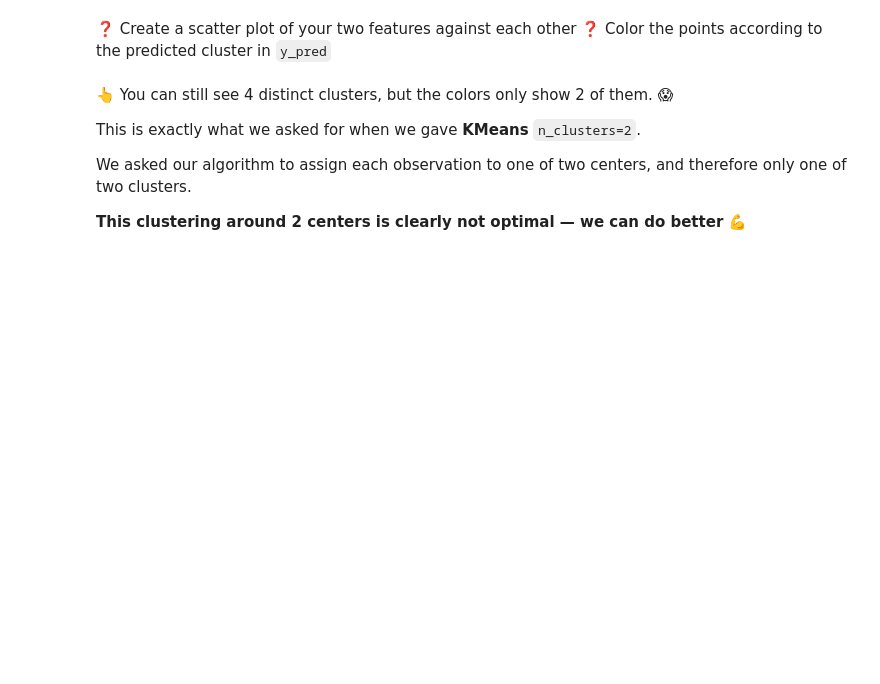
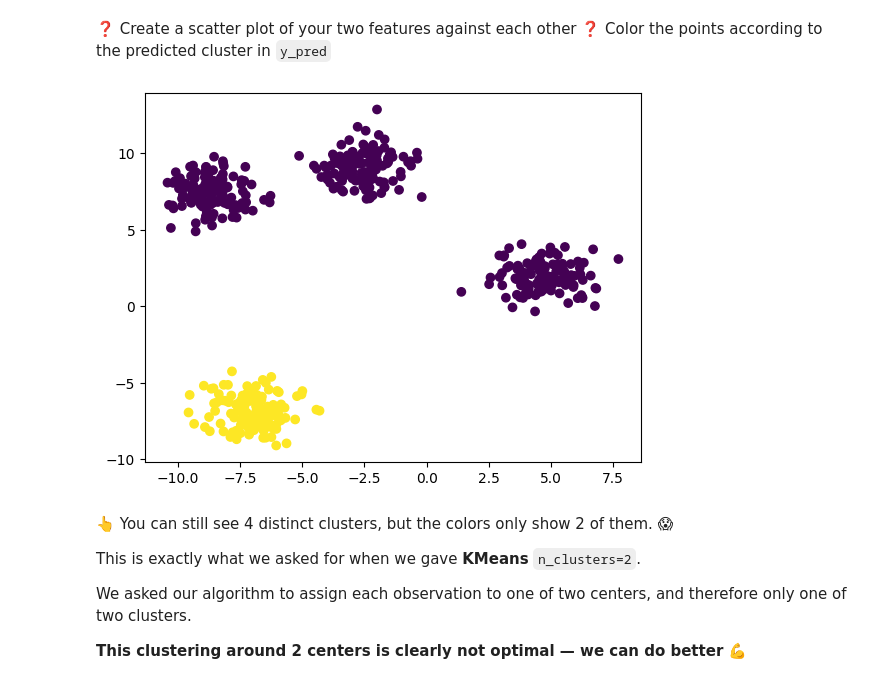
Before and after one commit to itsyeren/data-image-compressor, a Jupyter notebook: warmup_k_means.ipynb, the cells around one changed output. Drawn from its saved outputs; the diff is of its cells as text; code cells hidden in the pictures; blank space fills up the shorter version.

```diff
--- a/warmup_k_means.ipynb
+++ b/warmup_k_means.ipynb
@@ -68,3 +74,10 @@ Your goal is to find the **number of clusters** that best fits the structure of
+# %%
+from sklearn.cluster import KMeans
+
+model_kmeans = KMeans(n_clusters=2, random_state=42)
+model_kmeans.fit(X)
+
+y_pred = model_kmeans.predict(X)
 # %% [markdown]
 👆 The predictions are a vector of cluster assignments for each observation.
 With `n_clusters=2`, each observation in `X` will be assigned to one of two clusters.
@@ -76,3 +87,13 @@ With `n_clusters=2`, each observation in `X` will be assigned to one of two clus
+# %%
+plt.scatter(
+    X[:, 0],
+    X[:, 1],
+    c=y_pred,
+    cmap='viridis'
+)
+plt.show()
+# %% [output]
+[figure, added]
 # %% [markdown]
 👆 You can still see 4 distinct clusters, but the colors only show 2 of them. 😱
 
```
Also changed, not shown: parts of 5 cells of this notebook, 1 other file.
